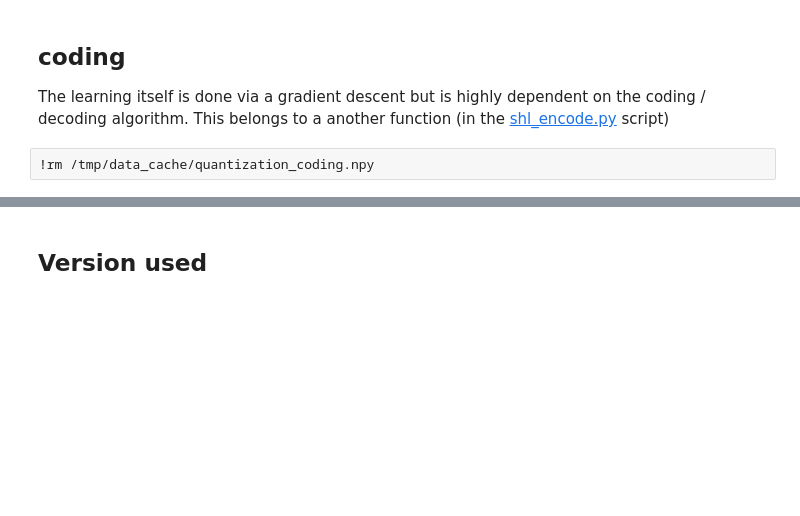
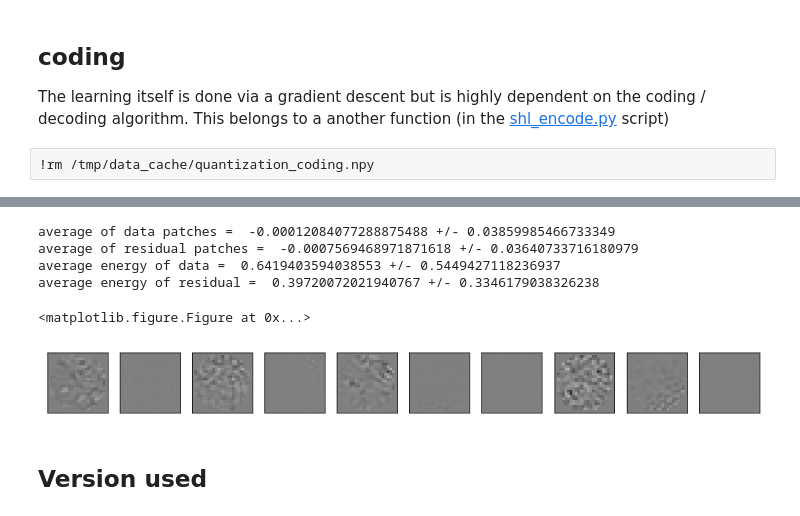
Before and after one commit to bicv/SparseHebbianLearning, a Jupyter notebook: probe/basics-quantization.ipynb, the cells around one changed output, grey strips where cells are left out. Drawn from its saved outputs; the diff is of its cells as text; code cells hidden in the pictures; blank space fills up the shorter version.

Commit message:
testing MP: showing residual

```diff
--- a/probe/basics-quantization.ipynb
+++ b/probe/basics-quantization.ipynb
@@ -107,11 +125,19 @@ print('number of codes, size of reconstructed images = ', patches.shape)
 # %%
 error = data - patches
+fig, axs = show_data(error[:max_patches, :], cmax=np.max(np.abs(data[:max_patches, :])))
 print('average of data patches = ', data.mean(), '+/-', data.mean(axis=1).std())
 print('average of residual patches = ', error.mean(), '+/-', error.mean(axis=1).std())
 SE = np.sqrt(np.mean(data**2, axis=1))
 print('average energy of data = ', SE.mean(), '+/-', SE.std())
 SE = np.sqrt(np.mean(error**2, axis=1))
 print('average energy of residual = ', SE.mean(), '+/-', SE.std())
+# %% [output]
+average of data patches =  -0.00012084077288875488 +/- 0.03859985466733349
+average of residual patches =  -0.0007569468971871618 +/- 0.03640733716180979
+average energy of data =  0.6419403594038553 +/- 0.5449427118236937
+average energy of residual =  0.39720072021940767 +/- 0.3346179038326238
+<matplotlib.figure.Figure at 0x...>
+[figure, added]
 # %% [markdown]
 ## Version used
 # %%
```
Also changed, not shown: parts of 4 cells of this notebook, 2 other files.
